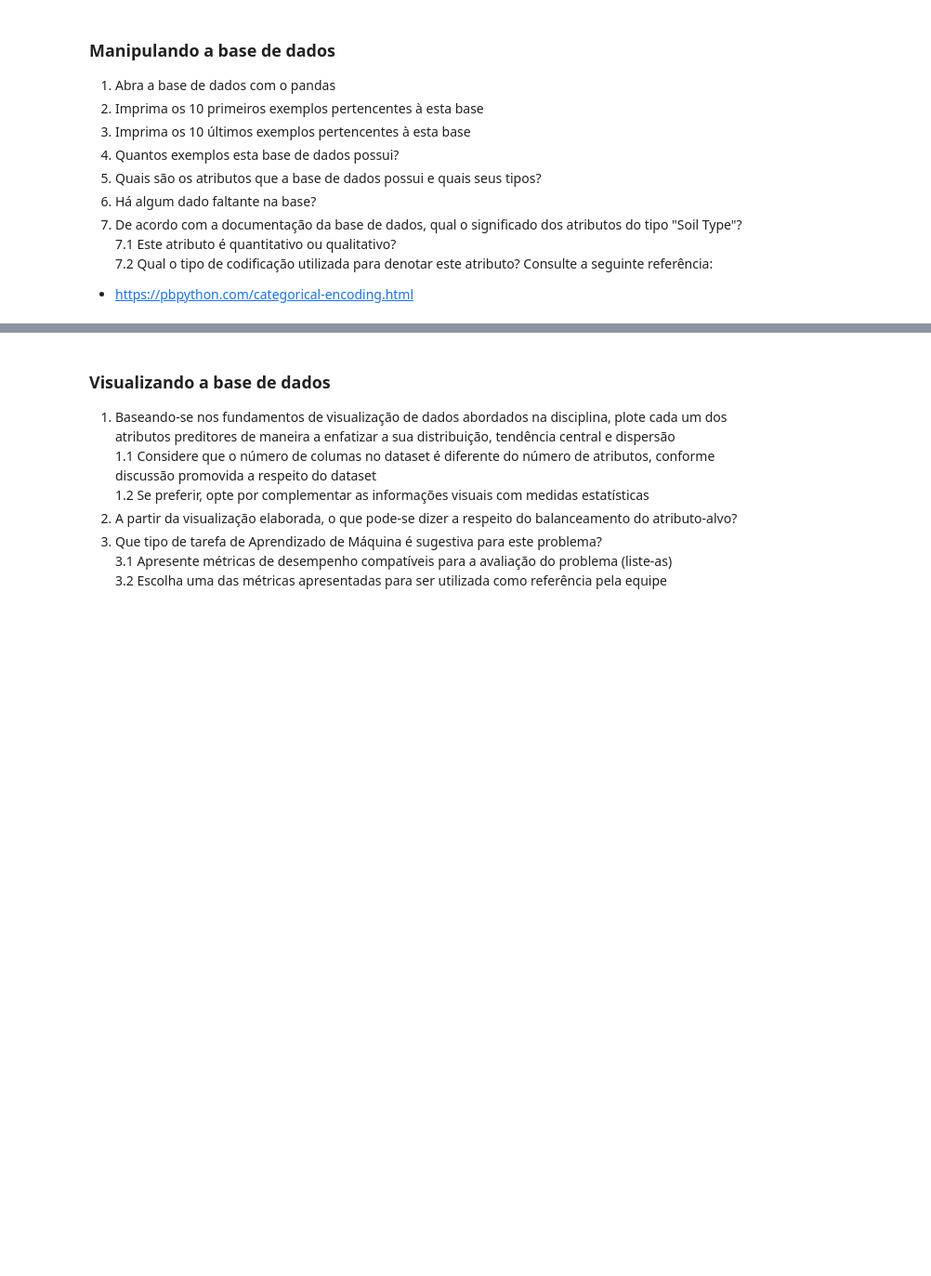
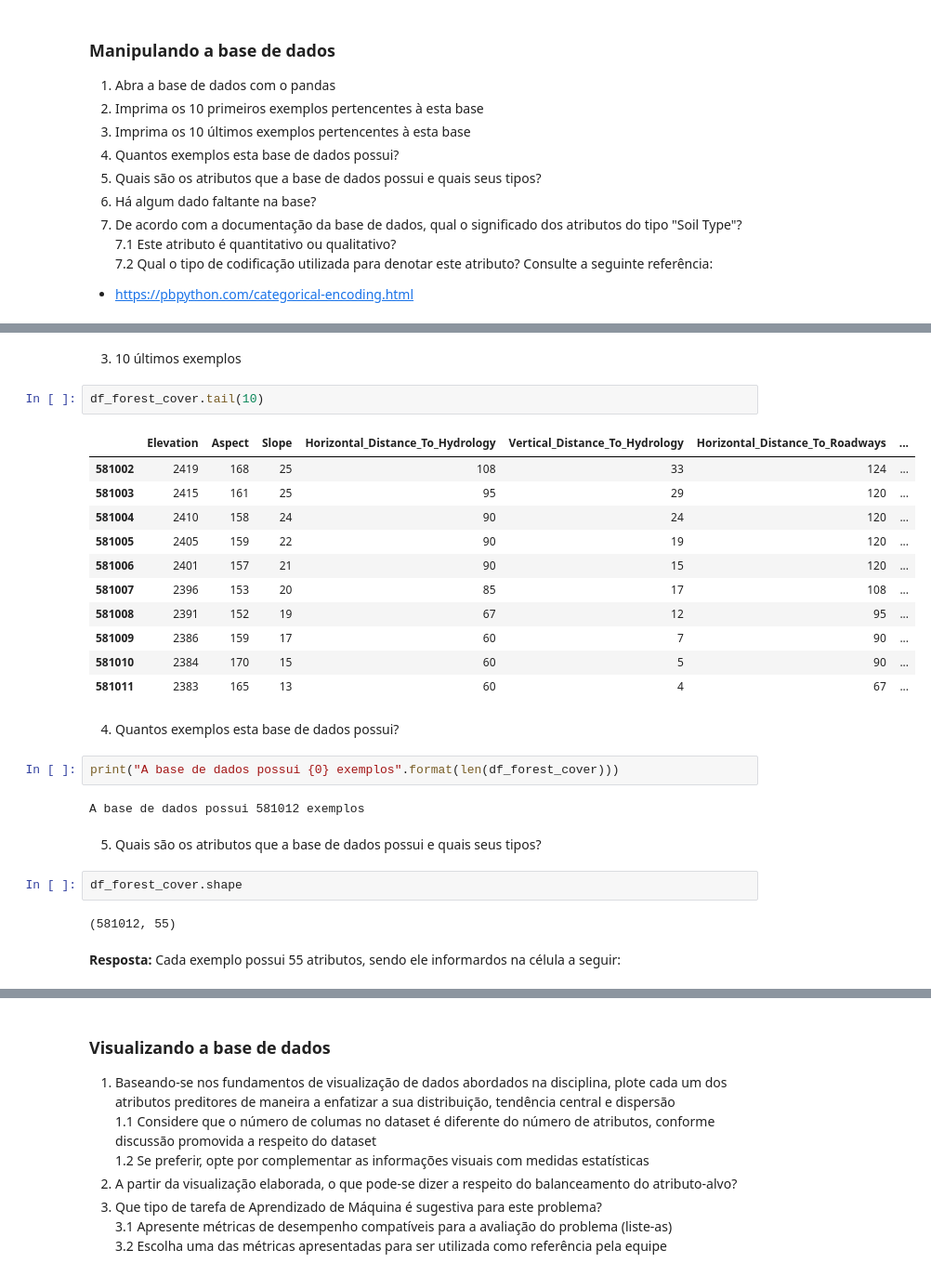
Before and after one commit to willianszwy/Forest-Cover-Type, a Jupyter notebook: PP2_2_1_Conhecendo_o_Conjunto_de_Dados.ipynb, the cells around one changed output, grey strips where cells are left out. Shown: that part at 93% size. Cells and saved outputs as stored; diff of their text form; blank space fills up the shorter version.

Commit message:
Respondidas as questões 1, 2, 3, 4, 5 e 6 - Manipulando a base de dados

```diff
--- a/PP2_2_1_Conhecendo_o_Conjunto_de_Dados.ipynb
+++ b/PP2_2_1_Conhecendo_o_Conjunto_de_Dados.ipynb
@@ -41,0 +80,30 @@ Nesta atividade prática iremos explorar a seguinte base de dados **_Forest Cove
+# %% [markdown]
+3. 10 últimos exemplos
+# %%
+df_forest_cover.tail(10)
+# %% [output]
+|  | Elevation | Aspect | Slope | Horizontal_Distance_To_Hydrology | Vertical_Distance_To_Hydrology | Horizontal_Distance_To_Roadways | ... |
+| 581002 | 2419 | 168 | 25 | 108 | 33 | 124 | ... |
+| 581003 | 2415 | 161 | 25 | 95 | 29 | 120 | ... |
+| 581004 | 2410 | 158 | 24 | 90 | 24 | 120 | ... |
+| 581005 | 2405 | 159 | 22 | 90 | 19 | 120 | ... |
+| 581006 | 2401 | 157 | 21 | 90 | 15 | 120 | ... |
+| 581007 | 2396 | 153 | 20 | 85 | 17 | 108 | ... |
+| 581008 | 2391 | 152 | 19 | 67 | 12 | 95 | ... |
+| 581009 | 2386 | 159 | 17 | 60 | 7 | 90 | ... |
+| 581010 | 2384 | 170 | 15 | 60 | 5 | 90 | ... |
+| 581011 | 2383 | 165 | 13 | 60 | 4 | 67 | ... |
+# %% [markdown]
+4. Quantos exemplos esta base de dados possui?
+# %%
+print("A base de dados possui {0} exemplos".format(len(df_forest_cover)))
+# %% [output]
+A base de dados possui 581012 exemplos
+# %% [markdown]
+5. Quais são os atributos que a base de dados possui e quais seus tipos?
+# %%
+df_forest_cover.shape
+# %% [output]
+(581012, 55)
+# %% [markdown]
+**Resposta:** Cada exemplo possui 55 atributos, sendo ele informardos na célula a seguir:
```
Also changed, not shown: parts of 14 cells of this notebook.
